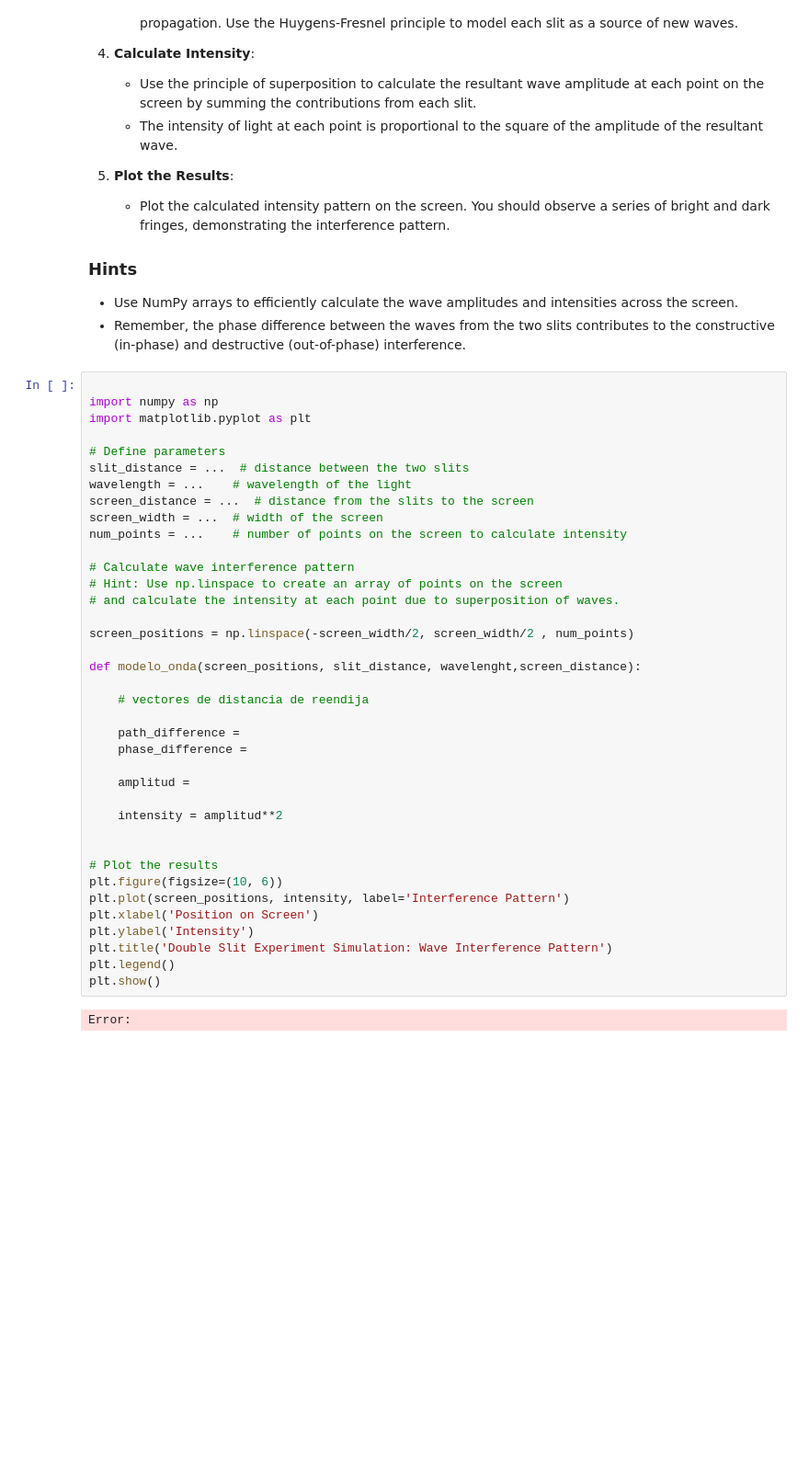
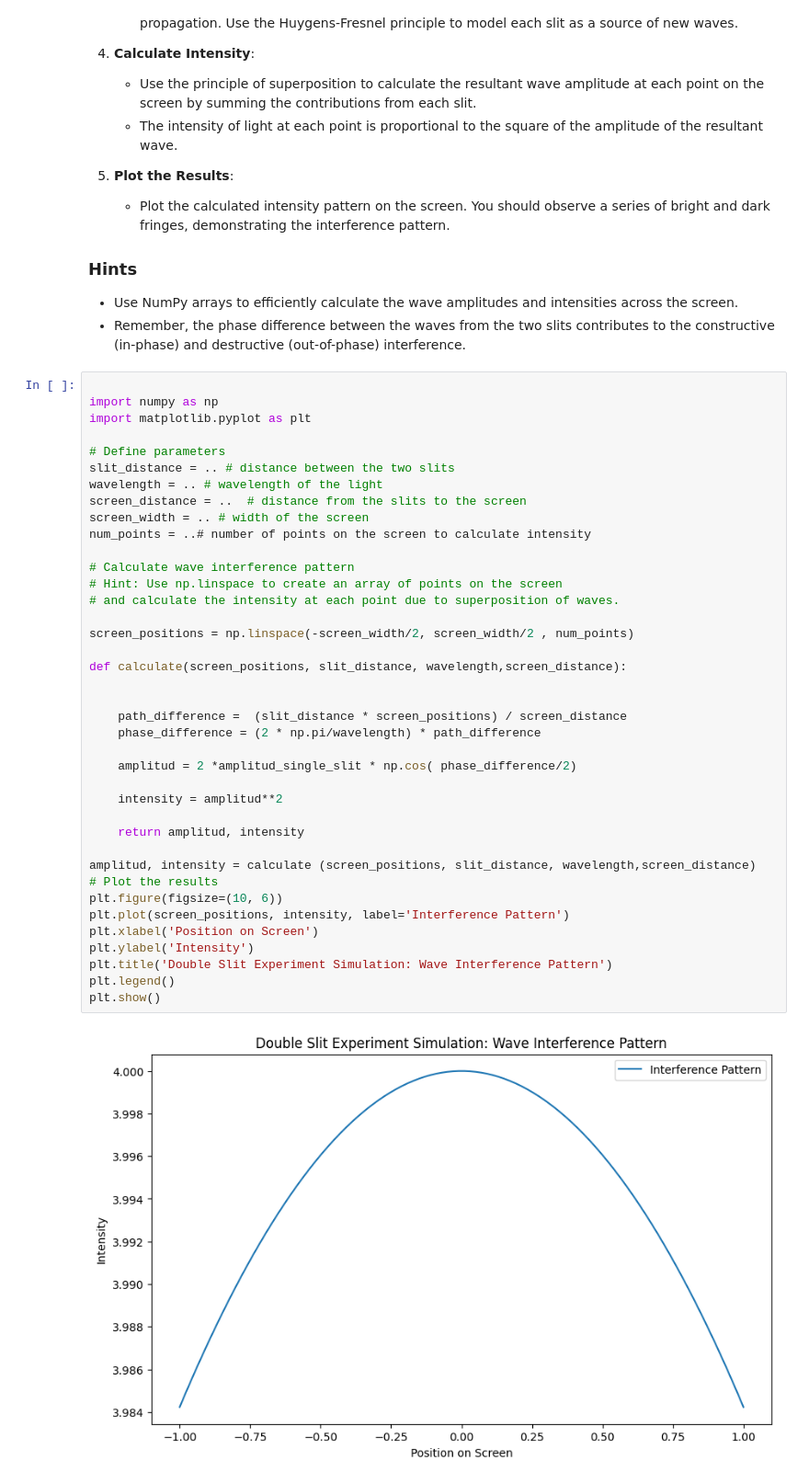
Before and after one commit to carolina-cepeda/CNYT2, a Jupyter notebook: ClasicToQuantum/TallerClasicToQuantum.ipynb, the cells around one changed output. Shown: that part at 92% size. Drawn from its saved outputs; the diff is of its cells as text; blank space fills up the shorter version.

```diff
--- a/ClasicToQuantum/TallerClasicToQuantum.ipynb
+++ b/ClasicToQuantum/TallerClasicToQuantum.ipynb
@@ -244,40 +257,41 @@ Your task is to simulate the wave interference pattern using Python. Assume each
 # %%
 
 import numpy as np
 import matplotlib.pyplot as plt
 
 # Define parameters
-slit_distance = ...  # distance between the two slits
-wavelength = ...    # wavelength of the light
-screen_distance = ...  # distance from the slits to the screen
-screen_width = ...  # width of the screen
-num_points = ...    # number of points on the screen to calculate intensity
+slit_distance = .. # distance between the two slits
+wavelength = .. # wavelength of the light
+screen_distance = ..  # distance from the slits to the screen
+screen_width = .. # width of the screen
+num_points = ..# number of points on the screen to calculate intensity
 
 # Calculate wave interference pattern
 # Hint: Use np.linspace to create an array of points on the screen
 # and calculate the intensity at each point due to superposition of waves.
 
 screen_positions = np.linspace(-screen_width/2, screen_width/2 , num_points)
 
-def modelo_onda(screen_positions, slit_distance, wavelenght,screen_distance):
+def calculate(screen_positions, slit_distance, wavelength,screen_distance):
 
-    # vectores de distancia de reendija
 
-    path_difference =
-    phase_difference =
+    path_difference =  (slit_distance * screen_positions) / screen_distance
+    phase_difference = (2 * np.pi/wavelength) * path_difference
 
-    amplitud =
+    amplitud = 2 *amplitud_single_slit * np.cos( phase_difference/2)
 
     intensity = amplitud**2
 
+    return amplitud, intensity
 
+amplitud, intensity = calculate (screen_positions, slit_distance, wavelength,screen_distance)
 # Plot the results
 plt.figure(figsize=(10, 6))
 plt.plot(screen_positions, intensity, label='Interference Pattern')
 plt.xlabel('Position on Screen')
 plt.ylabel('Intensity')
 plt.title('Double Slit Experiment Simulation: Wave Interference Pattern')
 plt.legend()
 plt.show()
 # %% [output]
-Error:
+[figure, added]
```
Also changed, not shown: parts of 2 cells of this notebook.
